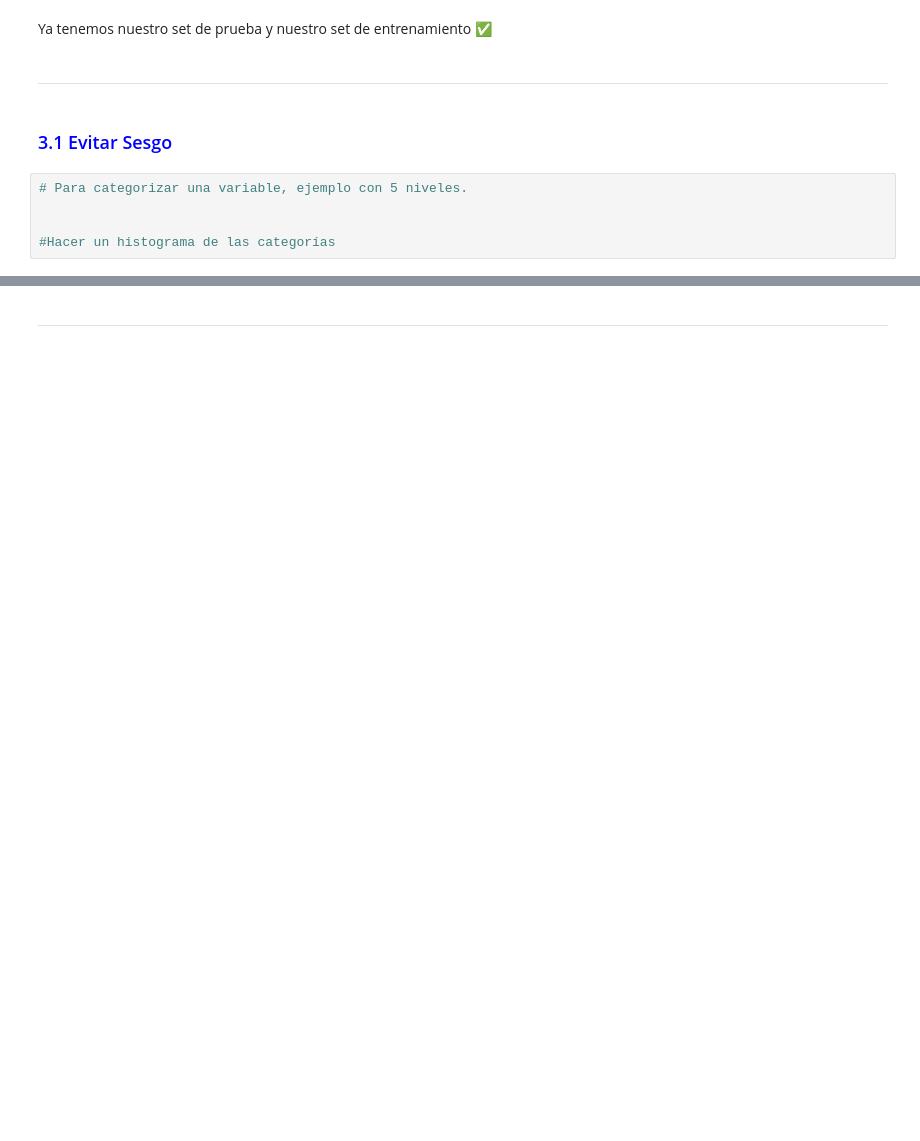
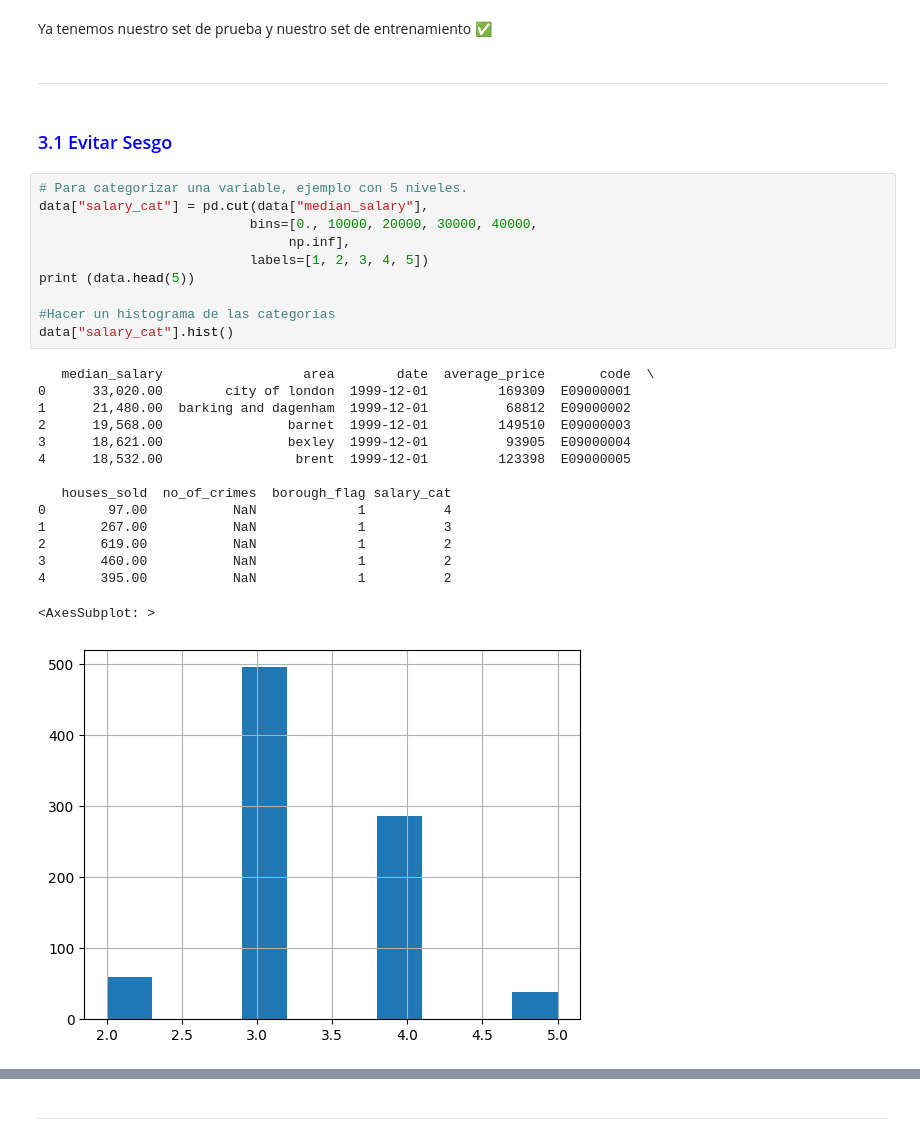
Before and after one commit to luismceli/Cap-tulo-2-Proyecto-End-to-End, a Jupyter notebook: Cap2_plantilla.ipynb, the cells around one changed output, grey strips where cells are left out. Cells and saved outputs as stored; diff of their text form; blank space fills up the shorter version.

```diff
--- a/Cap2_plantilla.ipynb
+++ b/Cap2_plantilla.ipynb
@@ -86,8 +173,29 @@ Ya tenemos nuestro set de prueba y nuestro set de entrenamiento ✅
 ### <span style="color:blue">3.1 Evitar Sesgo </span>
 # %%
 # Para categorizar una variable, ejemplo con 5 niveles.
-
+data["salary_cat"] = pd.cut(data["median_salary"],
+                           bins=[0., 10000, 20000, 30000, 40000,
+                                np.inf],
+                           labels=[1, 2, 3, 4, 5])
+print (data.head(5))
 
 #Hacer un histograma de las categorías
+data["salary_cat"].hist()
+# %% [output]
+   median_salary                  area        date  average_price       code  \
+0      33,020.00        city of london  1999-12-01         169309  E09000001
+1      21,480.00  barking and dagenham  1999-12-01          68812  E09000002
+2      19,568.00                barnet  1999-12-01         149510  E09000003
+3      18,621.00                bexley  1999-12-01          93905  E09000004
+4      18,532.00                 brent  1999-12-01         123398  E09000005
+
+   houses_sold  no_of_crimes  borough_flag salary_cat
+0        97.00           NaN             1          4
+1       267.00           NaN             1          3
+2       619.00           NaN             1          2
+3       460.00           NaN             1          2
+4       395.00           NaN             1          2
+<AxesSubplot: >
+[figure, added]
 # %%
 #Verificar que no existen datos en el bin #1
```
Also changed, not shown: parts of 32 cells of this notebook, 1 other file.
